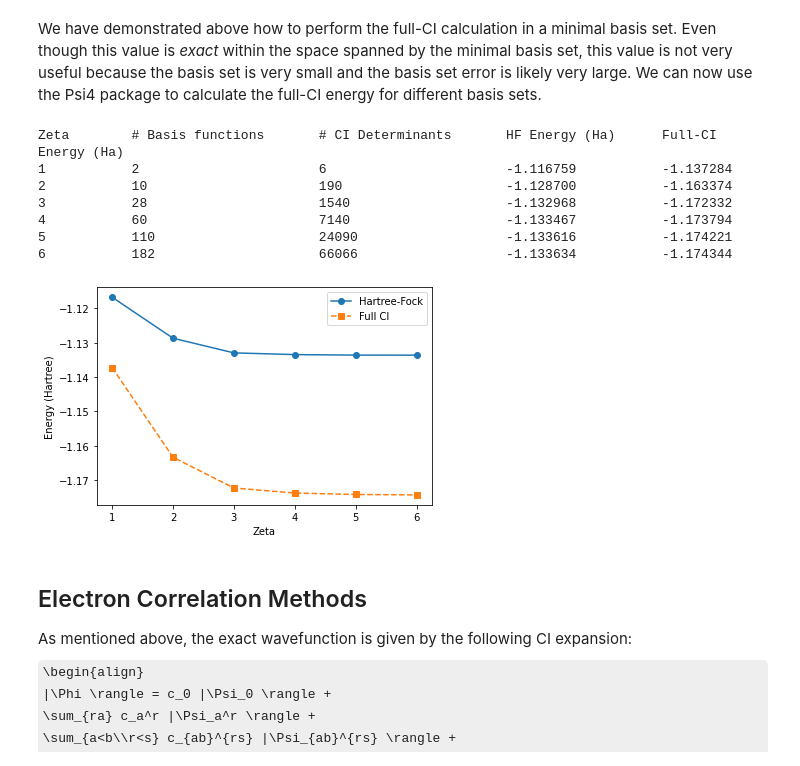
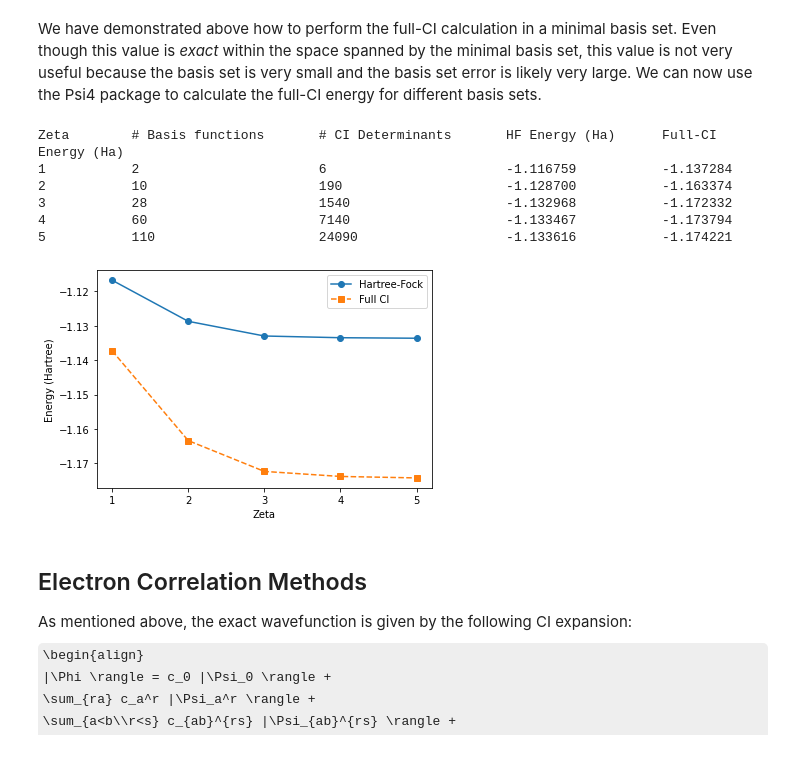
Before and after one commit to alenaizan/CHEM_313, a Jupyter notebook: 4_electron_correlation/electron_correlation.ipynb, the cells around one changed output. Saved outputs shown, nothing was run; the diff lists cells and outputs as text; code cells hidden in the pictures; some formulas as TeX source.

Commit message:
reduce basis set size

```diff
--- a/4_electron_correlation/electron_correlation.ipynb
+++ b/4_electron_correlation/electron_correlation.ipynb
@@ -318,7 +318,7 @@ H
 H 1 0.74
 """)
 
-basis_sets = ["sto-3g", "cc-pvdz", "cc-pvtz", "cc-pvqz", "cc-pv5z", "cc-pv6z"]
+basis_sets = ["sto-3g", "cc-pvdz", "cc-pvtz", "cc-pvqz", "cc-pv5z"]
 
 hf_energies = []
 fci_energies = []
@@ -328,36 +328,36 @@ for i, basis in enumerate(basis_sets):
     hf_e, wfn = psi4.energy("scf/" + basis, return_wfn=True)
     hf_energies.append(hf_e)
 
     basisset_object = wfn.basisset()
     nbf = basisset_object.nbf()
 
     fci_e = psi4.energy("fci/" + basis)
     fci_energies.append(fci_e)
 
     nbf = wfn.basisset().nbf()
     n_det = number_determinants(nbf, 2)
 
     print("%-12i%-24i%-24i%-20.6f%-20.6f" %(i + 1, nbf, n_det, hf_e, fci_e))
 
 
-zeta = range(1, 7)
+zeta = range(1, 6)
 
 plt.figure()
 plt.plot(zeta, hf_energies, "-o", label="Hartree-Fock")
 plt.plot(zeta, fci_energies, "--s", label="Full CI")
 plt.xlabel("Zeta")
+plt.xticks(zeta)
 plt.ylabel("Energy (Hartree)")
 plt.legend()
 plt.show()
 # %% [output]
 Zeta        # Basis functions       # CI Determinants       HF Energy (Ha)      Full-CI Energy (Ha)
 1           2                       6                       -1.116759           -1.137284
 2           10                      190                     -1.128700           -1.163374
 3           28                      1540                    -1.132968           -1.172332
 4           60                      7140                    -1.133467           -1.173794
 5           110                     24090                   -1.133616           -1.174221
-6           182                     66066                   -1.133634           -1.174344
-[figure, old version]
+[figure, new version]
 # %% [markdown]
 ## Electron Correlation Methods
 
```
